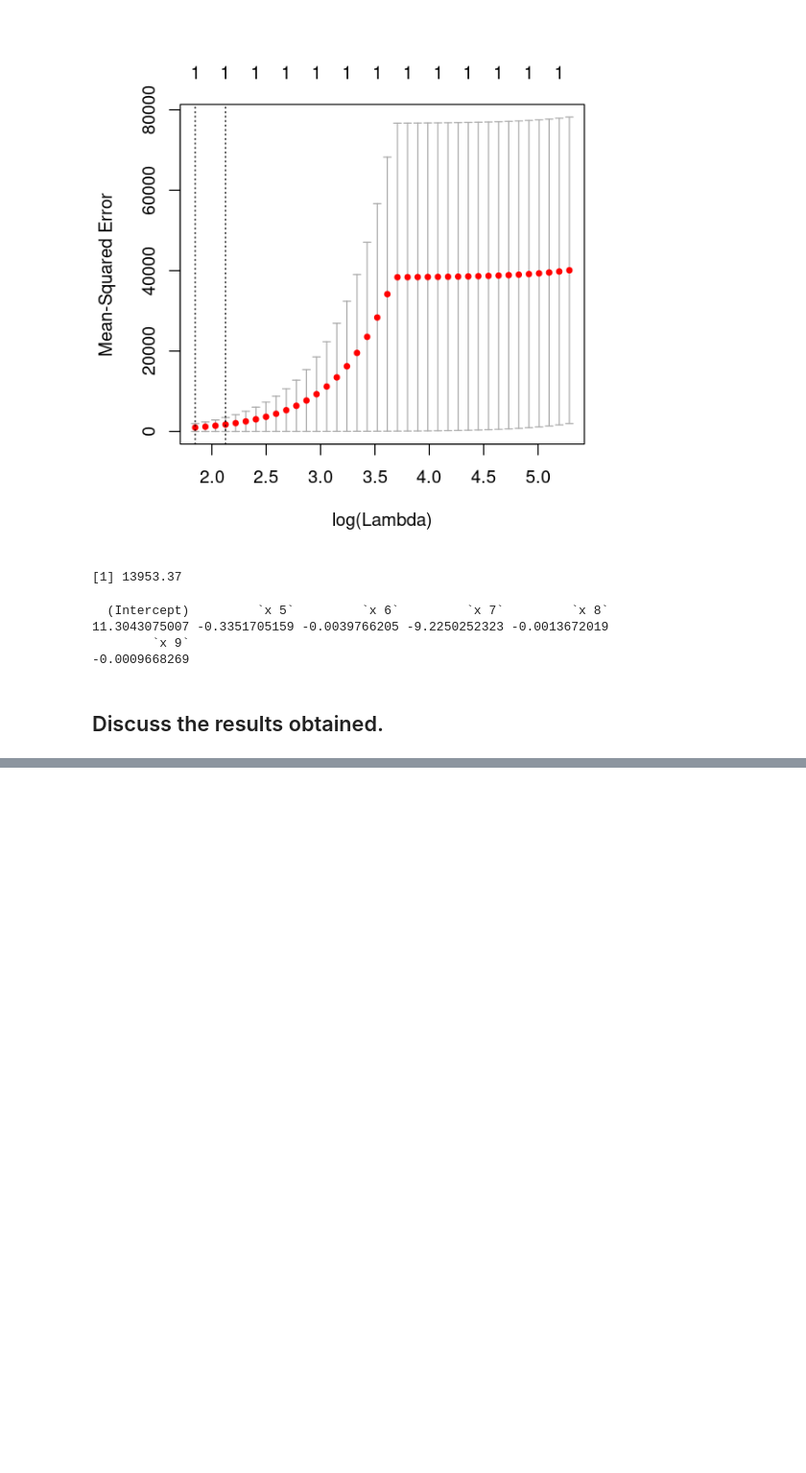
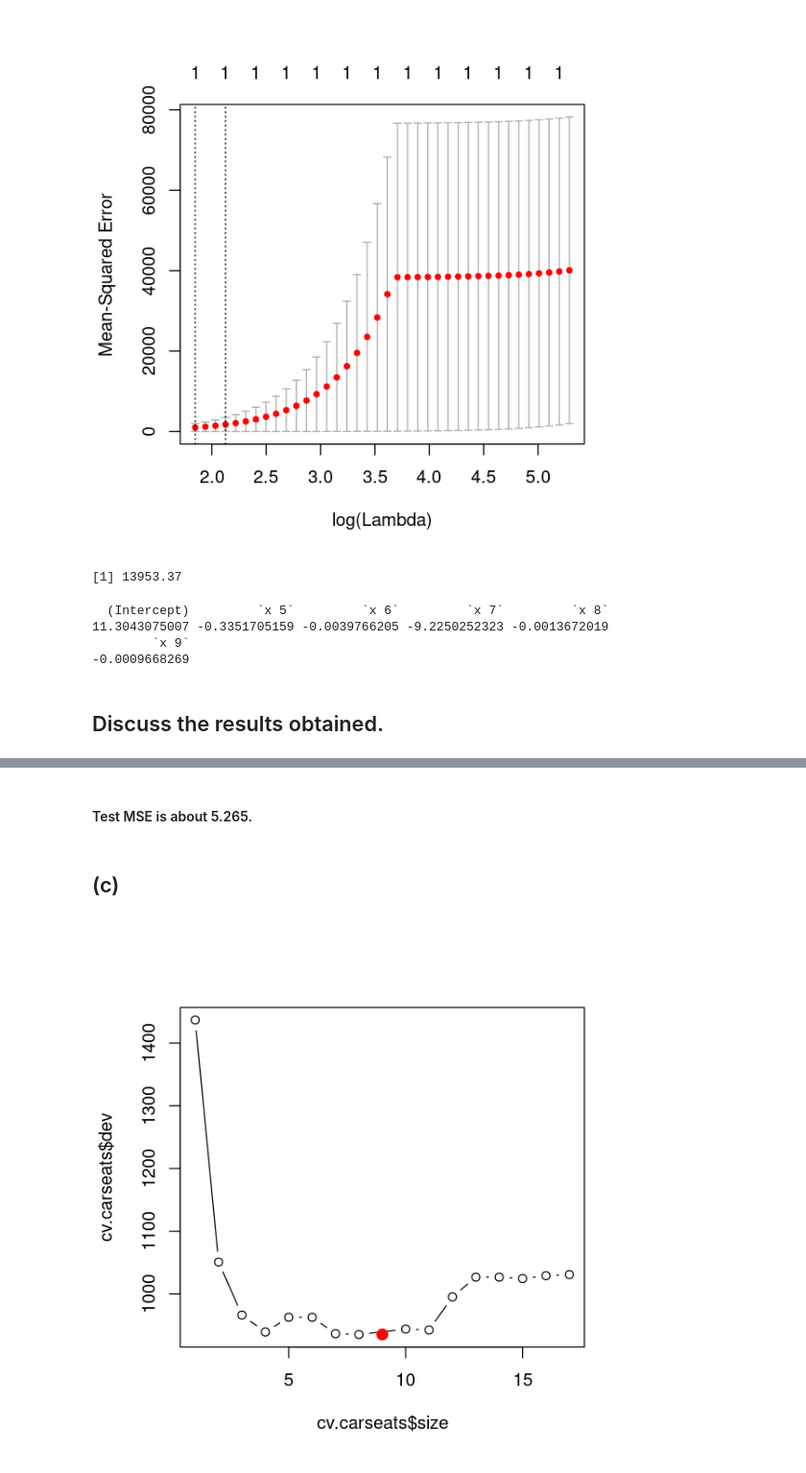
Before and after one commit to krohak/Statistical-Learning, a Jupyter notebook: A2/COMP3354 Statistical Learning - Assignment 2.ipynb, the cells around one changed output, grey strips where cells are left out. Shown at 96% size. Drawn from its saved outputs; the diff is of its cells as text; code cells hidden in the pictures; blank space fills up the shorter version.

```diff
--- a/A2/COMP3354 Statistical Learning - Assignment 2.ipynb
+++ b/A2/COMP3354 Statistical Learning - Assignment 2.ipynb
@@ -401,0 +452,11 @@ lasso.coef[lasso.coef!=0]
+# %% [markdown]
+#### Test MSE is about 5.265.
+# %% [markdown]
+## (c)
+# %%
+cv.carseats = cv.tree(tree.carseats)
+plot(cv.carseats$size, cv.carseats$dev, type = "b")
+tree.min = which.min(cv.carseats$dev)
+points(tree.min, cv.carseats$dev[tree.min], col = "red", cex = 2, pch = 20)
+# %% [output]
+[figure, added]
```
Also changed, not shown: parts of 29 cells of this notebook.
